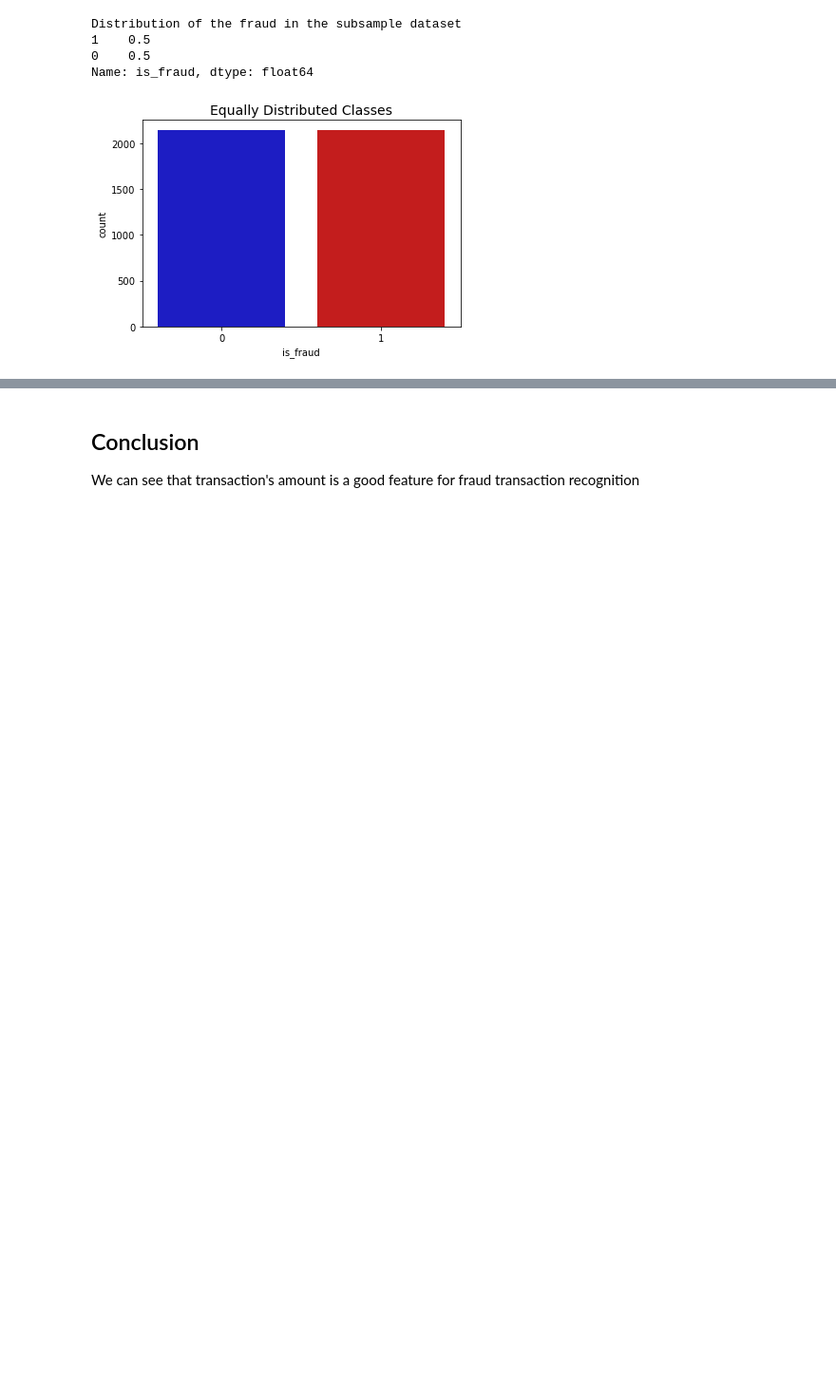
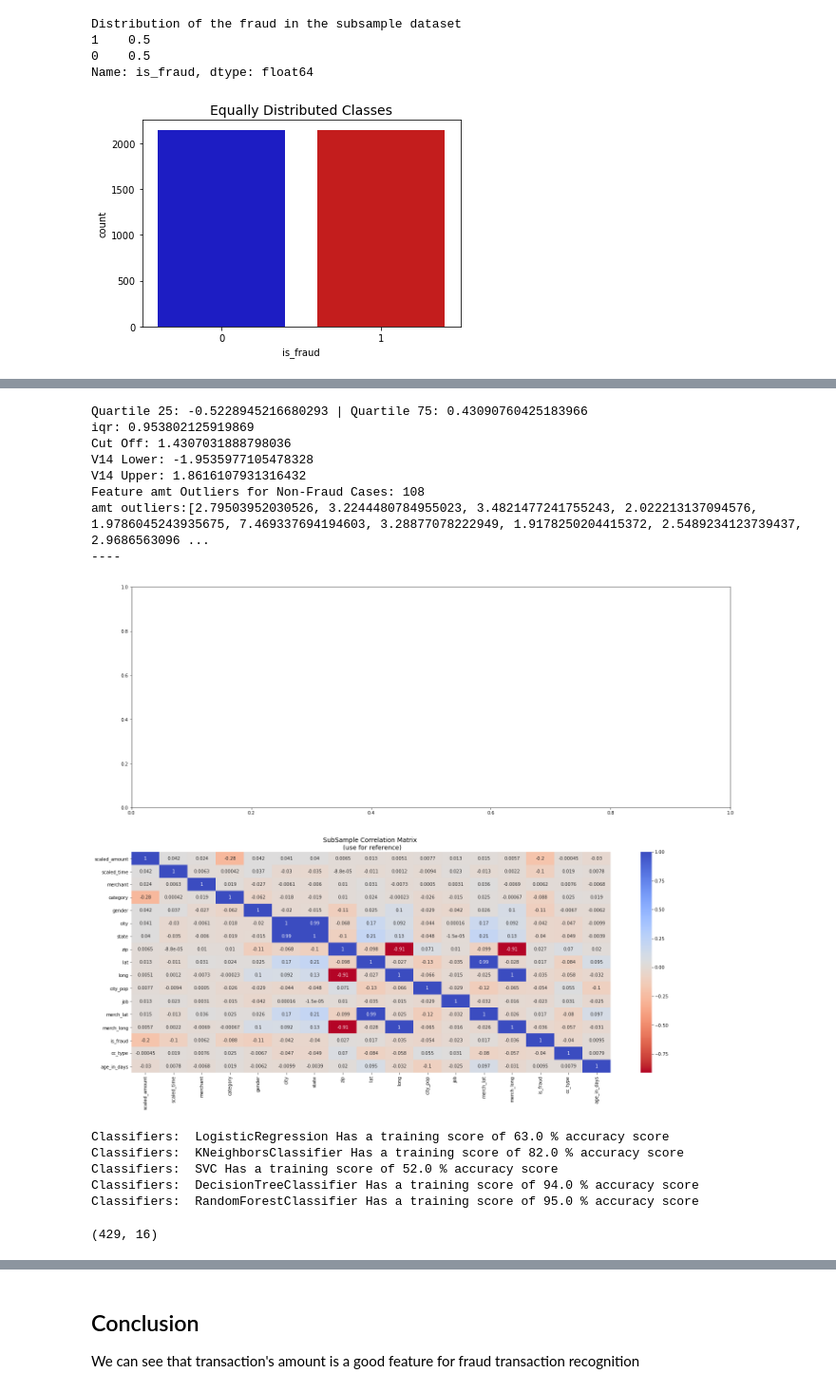
Before and after one commit to sashaaKr/master-of-science, a Jupyter notebook: semester_2/Advanced_Topics_in_Machine_Learning/assignment_2/Advanced Machine Learning - HW #2.ipynb, the cells around one changed output, grey strips where cells are left out. Shown at 95% size. Drawn from its saved outputs; the diff is of its cells as text; code cells hidden in the pictures; blank space fills up the shorter version.

```diff
--- a/semester_2/Advanced_Topics_in_Machine_Learning/assignment_2/Advanced Machine Learning - HW #2.ipynb
+++ b/semester_2/Advanced_Topics_in_Machine_Learning/assignment_2/Advanced Machine Learning - HW #2.ipynb
@@ -620,0 +608,36 @@ plt.show()
+# %%
+## remove outliers from amt ###
+amt_non_fraud = converted_df['scaled_amount'].loc[new_df['is_fraud'] == 0].values
+q25, q75 = np.percentile(amt_non_fraud, 25), np.percentile(amt_non_fraud, 75)
+print('Quartile 25: {} | Quartile 75: {}'.format(q25, q75))
+amt_iqr = q75 - q25
+print('iqr: {}'.format(amt_iqr))
+
+amt_cut_off = amt_iqr * 1.5
+amt_lower, amt_upper = q25 - amt_cut_off, q75 + amt_cut_off
+print('Cut Off: {}'.format(amt_cut_off))
+print('V14 Lower: {}'.format(amt_lower))
+print('V14 Upper: {}'.format(amt_upper))
+
+outliers = [x for x in amt_non_fraud if x < amt_lower or x > amt_upper]
+print('Feature amt Outliers for Non-Fraud Cases: {}'.format(len(outliers)))
+print('amt outliers:{}'.format(outliers))
+
+no_outliers_df = converted_df.drop(converted_df[(converted_df['scaled_amount'] > amt_upper) | (converted_df['scaled_amount'] < amt_lower)].index)
+print('----' )
+
+f, (ax1, ax2) = plt.subplots(2, 1, figsize=(24,20))
+sub_sample_corr = no_outliers_df.corr()
+sns.heatmap(sub_sample_corr, cmap='coolwarm_r', annot_kws={'size':10},annot=True, ax=ax2)
+ax2.set_title('SubSample Correlation Matrix \n (use for reference)', fontsize=14)
+plt.show()
+# %% [output]
+Quartile 25: -0.5228945216680293 | Quartile 75: 0.43090760425183966
+iqr: 0.953802125919869
+Cut Off: 1.4307031888798036
+V14 Lower: -1.9535977105478328
+V14 Upper: 1.8616107931316432
+Feature amt Outliers for Non-Fraud Cases: 108
+amt outliers:[2.79503952030526, 3.2244480784955023, 3.4821477241755243, 2.022213137094576, 1.9786045243935675, 7.469337694194603, 3.28877078222949, 1.9178250204415372, 2.5489234123739437, 2.9686563096 ...
+----
+[figure, added]
@@ -620,0 +652,22 @@ plt.show()
+# %%
+label = converted_df['is_fraud']
+converted_df_no_label = converted_df.drop('is_fraud',axis=1)
+converted_df_no_label
+for key, classifier in classifiers.items():
+    classifier.fit(converted_df_no_label, label)
+    training_score = cross_val_score(classifier, converted_df_no_label, label, cv=5)
+    print("Classifiers: ", classifier.__class__.__name__, "Has a training score of", round(training_score.mean(), 2) * 100, "% accuracy score")
+# %% [output]
+Classifiers:  LogisticRegression Has a training score of 63.0 % accuracy score
+Classifiers:  KNeighborsClassifier Has a training score of 82.0 % accuracy score
+Classifiers:  SVC Has a training score of 52.0 % accuracy score
+Classifiers:  DecisionTreeClassifier Has a training score of 94.0 % accuracy score
+Classifiers:  RandomForestClassifier Has a training score of 95.0 % accuracy score
+# %%
+percent_of_data = 0.1
+sampled_df = converted_df.sample(frac=percent_of_data)
+label = sampled_df['is_fraud']
+converted_df_no_label = sampled_df.drop('is_fraud',axis=1)
+converted_df_no_label.shape
+# %% [output]
+(429, 16)
```
Also changed, not shown: parts of 12 cells of this notebook.
